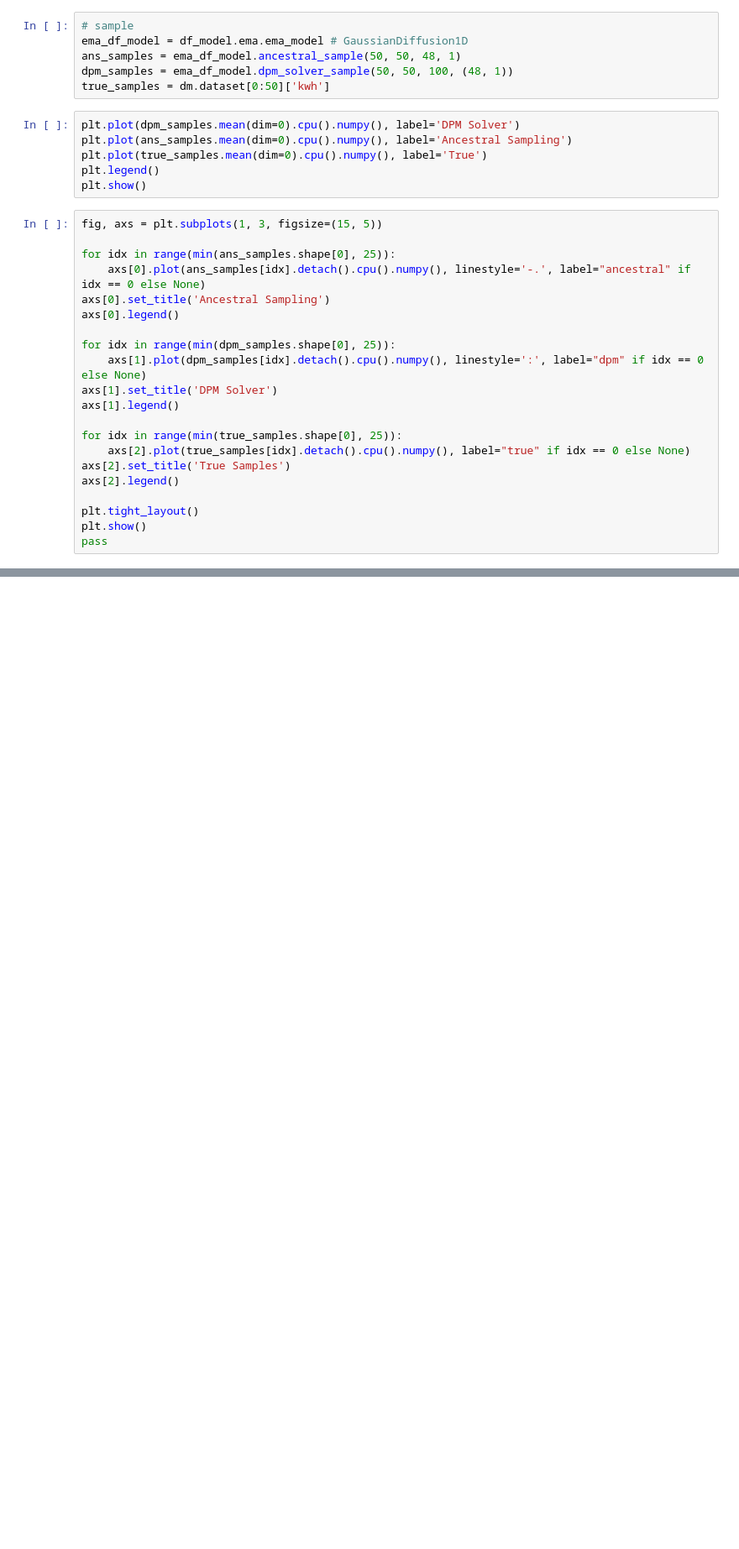
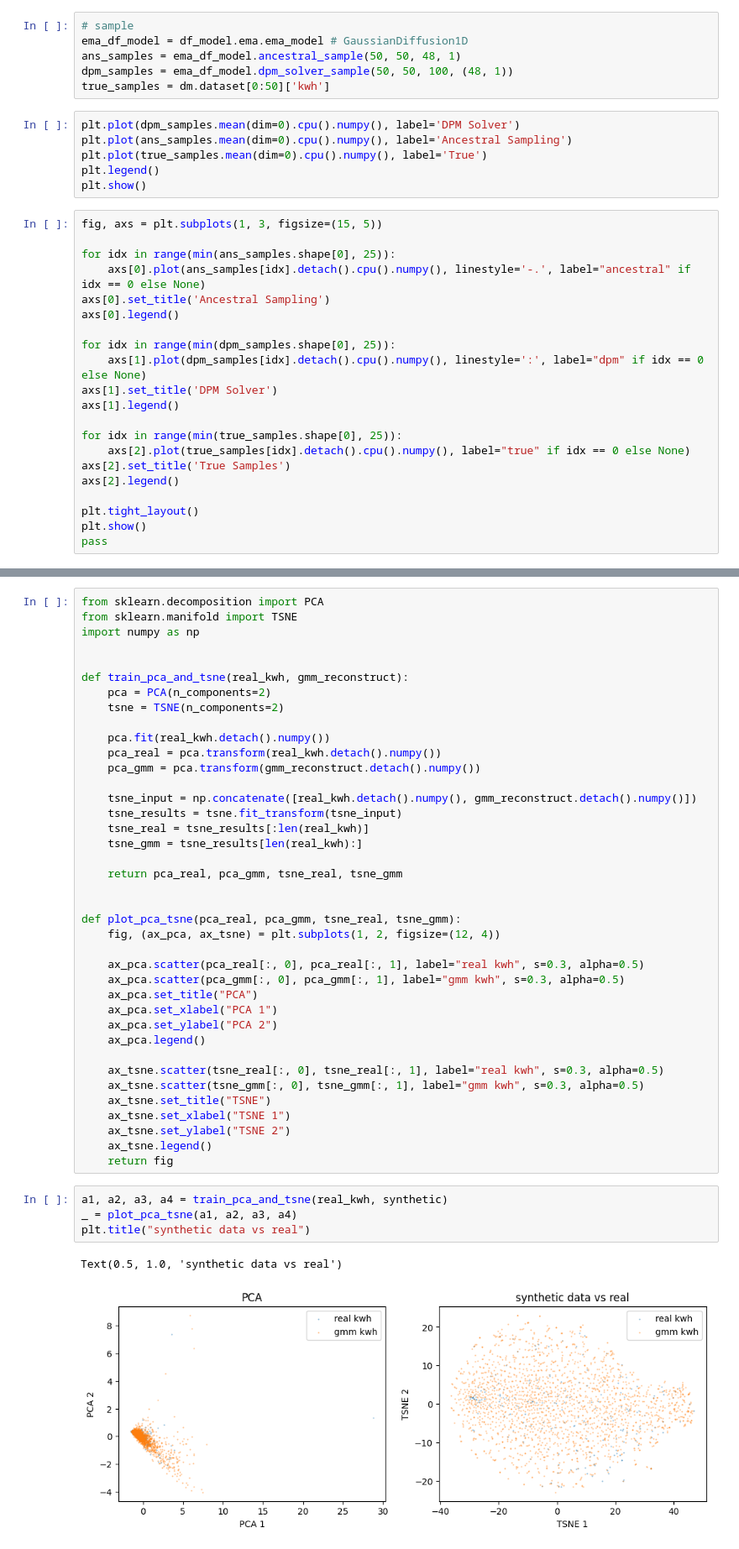
Before and after one commit to OpenSynth-energy/OpenSynth, a Jupyter notebook: _test_train_energydiff.ipynb, the cells around one changed output, grey strips where cells are left out. Shown at 84% size. Cells and saved outputs as stored; diff of their text form; blank space fills up the shorter version.

```diff
--- a/_test_train_energydiff.ipynb
+++ b/_test_train_energydiff.ipynb
@@ -174,0 +278,46 @@ pass
+# %%
+from sklearn.decomposition import PCA
+from sklearn.manifold import TSNE
+import numpy as np
+
+
+def train_pca_and_tsne(real_kwh, gmm_reconstruct):
+    pca = PCA(n_components=2)
+    tsne = TSNE(n_components=2)
+
+    pca.fit(real_kwh.detach().numpy())
+    pca_real = pca.transform(real_kwh.detach().numpy())
+    pca_gmm = pca.transform(gmm_reconstruct.detach().numpy())
+
+    tsne_input = np.concatenate([real_kwh.detach().numpy(), gmm_reconstruct.detach().numpy()])
+    tsne_results = tsne.fit_transform(tsne_input)
+    tsne_real = tsne_results[:len(real_kwh)]
+    tsne_gmm = tsne_results[len(real_kwh):]
+
+    return pca_real, pca_gmm, tsne_real, tsne_gmm
+
+
+def plot_pca_tsne(pca_real, pca_gmm, tsne_real, tsne_gmm):
+    fig, (ax_pca, ax_tsne) = plt.subplots(1, 2, figsize=(12, 4))
+
+    ax_pca.scatter(pca_real[:, 0], pca_real[:, 1], label="real kwh", s=0.3, alpha=0.5)
+    ax_pca.scatter(pca_gmm[:, 0], pca_gmm[:, 1], label="gmm kwh", s=0.3, alpha=0.5)
+    ax_pca.set_title("PCA")
+    ax_pca.set_xlabel("PCA 1")
+    ax_pca.set_ylabel("PCA 2")
+    ax_pca.legend()
+
+    ax_tsne.scatter(tsne_real[:, 0], tsne_real[:, 1], label="real kwh", s=0.3, alpha=0.5)
+    ax_tsne.scatter(tsne_gmm[:, 0], tsne_gmm[:, 1], label="gmm kwh", s=0.3, alpha=0.5)
+    ax_tsne.set_title("TSNE")
+    ax_tsne.set_xlabel("TSNE 1")
+    ax_tsne.set_ylabel("TSNE 2")
+    ax_tsne.legend()
+    return fig
+# %%
+a1, a2, a3, a4 = train_pca_and_tsne(real_kwh, synthetic)
+_ = plot_pca_tsne(a1, a2, a3, a4)
+plt.title("synthetic data vs real")
+# %% [output]
+Text(0.5, 1.0, 'synthetic data vs real')
+[figure, added]
```
Also changed, not shown: parts of 13 cells of this notebook.
